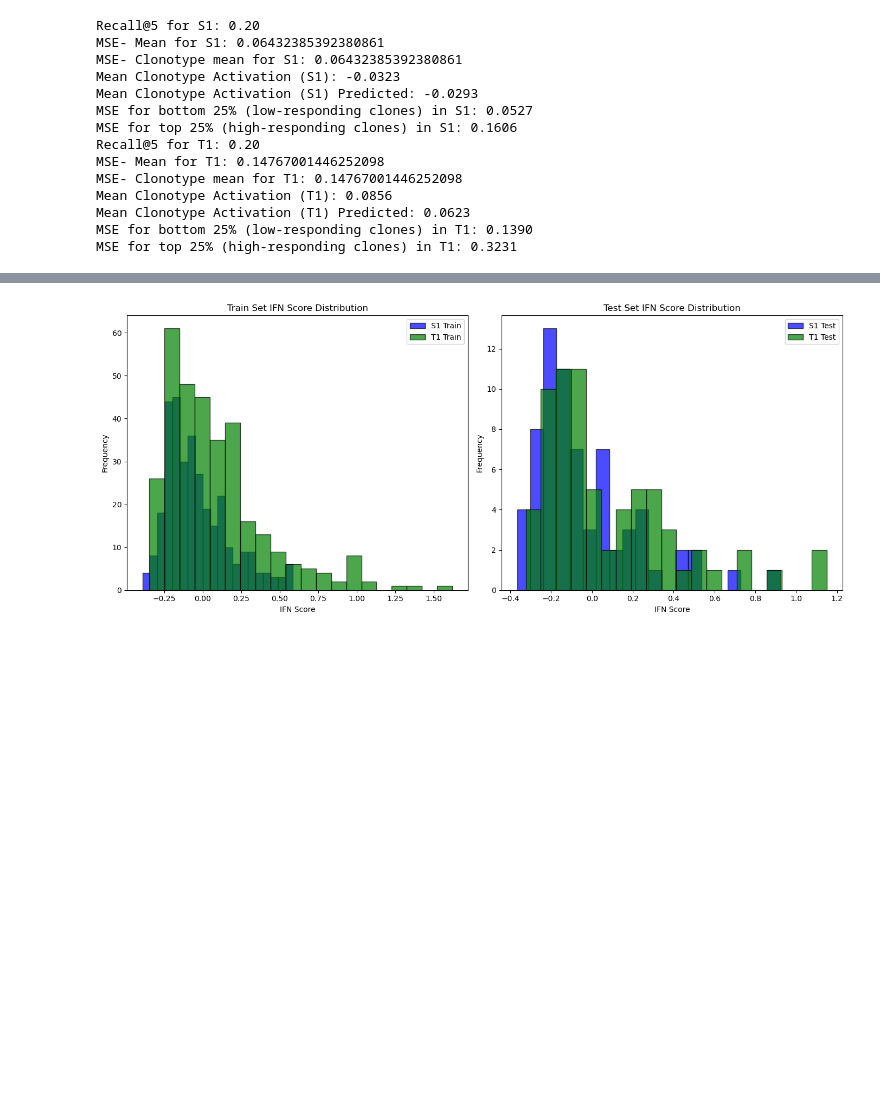
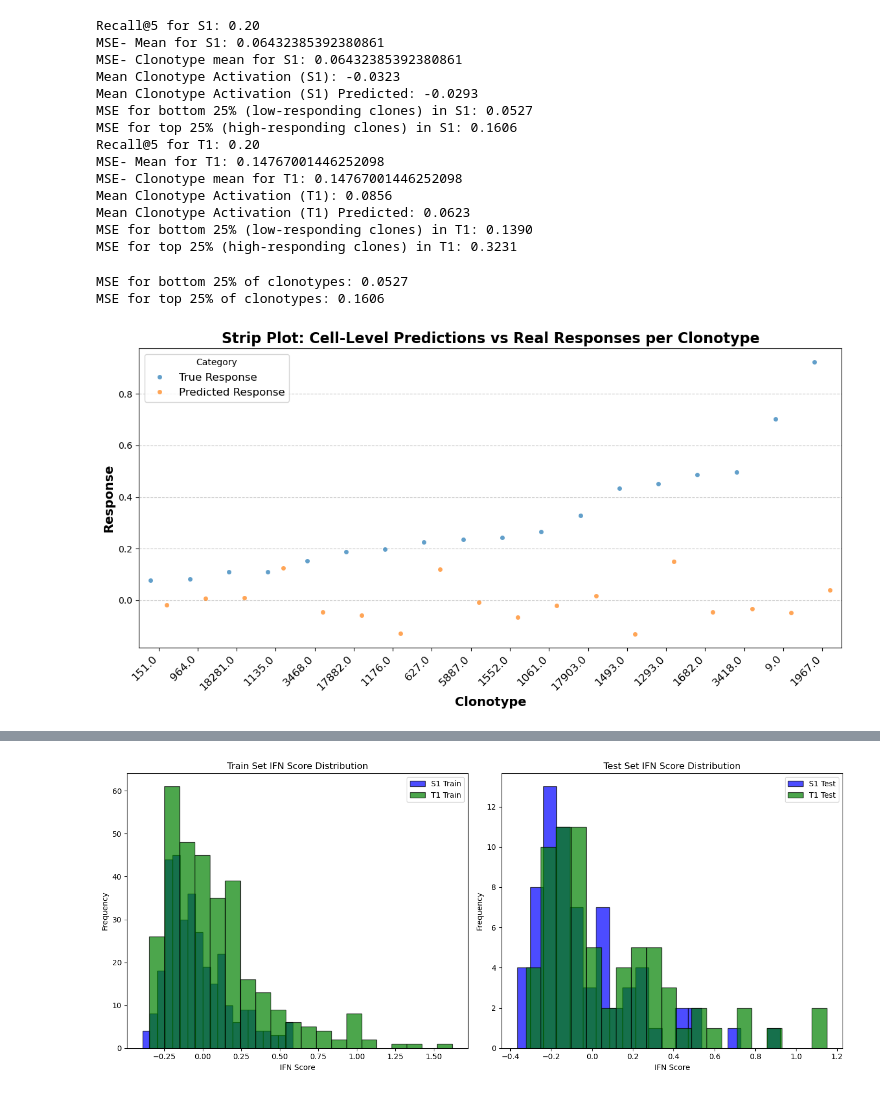
Before and after one commit to SchubertLab/VaccineSimulator, a Jupyter notebook: notebooks/model_notebooks/pipeline_timepoint.ipynb, the cells around one changed output, grey strips where cells are left out. Cells and saved outputs as stored; diff of their text form; code cells hidden in the pictures; blank space fills up the shorter version.

```diff
--- a/notebooks/model_notebooks/pipeline_timepoint.ipynb
+++ b/notebooks/model_notebooks/pipeline_timepoint.ipynb
@@ -527,3 +527,66 @@ Mean Clonotype Activation (T1): 0.0856
 Mean Clonotype Activation (T1) Predicted: 0.0623
 MSE for bottom 25% (low-responding clones) in T1: 0.1390
 MSE for top 25% (high-responding clones) in T1: 0.3231
+# %%
+test_clonotypes = unique_clonotypes_aggregated[test_mask]
+
+# Convert to DataFrame for easier manipulation
+df = pd.DataFrame({"clonotype": test_clonotypes, "true_response": y_s1_test, "predicted_response": y_s1_pred})
+
+# Compute mean response per clonotype
+clonotype_means = df.groupby("clonotype")["true_response"].mean()
+sorted_clonotypes = clonotype_means.sort_values()
+
+# Select top and bottom 25% of clonotypes
+num_clonotypes = len(sorted_clonotypes)
+bottom_25_clonotypes = sorted_clonotypes.index[:num_clonotypes // 4]  # Lowest responding clonotypes
+top_25_clonotypes = sorted_clonotypes.index[-num_clonotypes // 4:]  # Highest responding clonotypes
+# %%
+# Filter data for selected clonotypes
+bottom_25_df = df[df["clonotype"].isin(bottom_25_clonotypes)]
+top_25_df = df[df["clonotype"].isin(top_25_clonotypes)]
+
+# Compute MSE for bottom and top clonotypes
+from sklearn.metrics import mean_squared_error
+
+mse_bottom_25 = mean_squared_error(bottom_25_df["true_response"], bottom_25_df["predicted_response"])
+mse_top_25 = mean_squared_error(top_25_df["true_response"], top_25_df["predicted_response"])
+
+print(f"MSE for bottom 25% of clonotypes: {mse_bottom_25:.4f}")
+print(f"MSE for top 25% of clonotypes: {mse_top_25:.4f}")
+# %% [output]
+MSE for bottom 25% of clonotypes: 0.0527
+MSE for top 25% of clonotypes: 0.1606
+# %%
+# Create a DataFrame for strip plot visualization
+plot_data = []
+
+# Iterate through each clonotype and store cell-level predictions vs real values
+for clonotype in top_25_clonotypes:  # You can switch to bottom_25_clonotypes if needed
+    true_values = df[df["clonotype"] == clonotype]["true_response"].values
+    predicted_values = df[df["clonotype"] == clonotype]["predicted_response"].values
+
+    for true_val in true_values:
+        plot_data.append([clonotype, true_val, "True Response"])
+    for pred_val in predicted_values:
+        plot_data.append([clonotype, pred_val, "Predicted Response"])
+
+# Convert to DataFrame
+plot_df = pd.DataFrame(plot_data, columns=["Clonotype", "Response", "Category"])
+
+# Plot the strip plot
+plt.figure(figsize=(14, 6))
+sns.stripplot(x="Clonotype", y="Response", hue="Category", data=plot_df, jitter=True, dodge=True, alpha=0.7)
+
+# Formatting the plot
+plt.xlabel("Clonotype", fontsize=14, fontweight='bold', color='black')
+plt.ylabel("Response", fontsize=14, fontweight='bold', color='black')
+plt.title("Strip Plot: Cell-Level Predictions vs Real Responses per Clonotype", fontsize=16, fontweight='bold', color='black')
+plt.xticks(rotation=45, ha='right', fontsize=12, color='black')
+plt.legend(title="Category", fontsize=12)
+plt.grid(True, axis='y', linestyle='--', alpha=0.7)
+
+# Show the plot
+plt.show()
+# %% [output]
+[figure, added]
```
Also changed, not shown: parts of 1 cell of this notebook, 1 other file.
